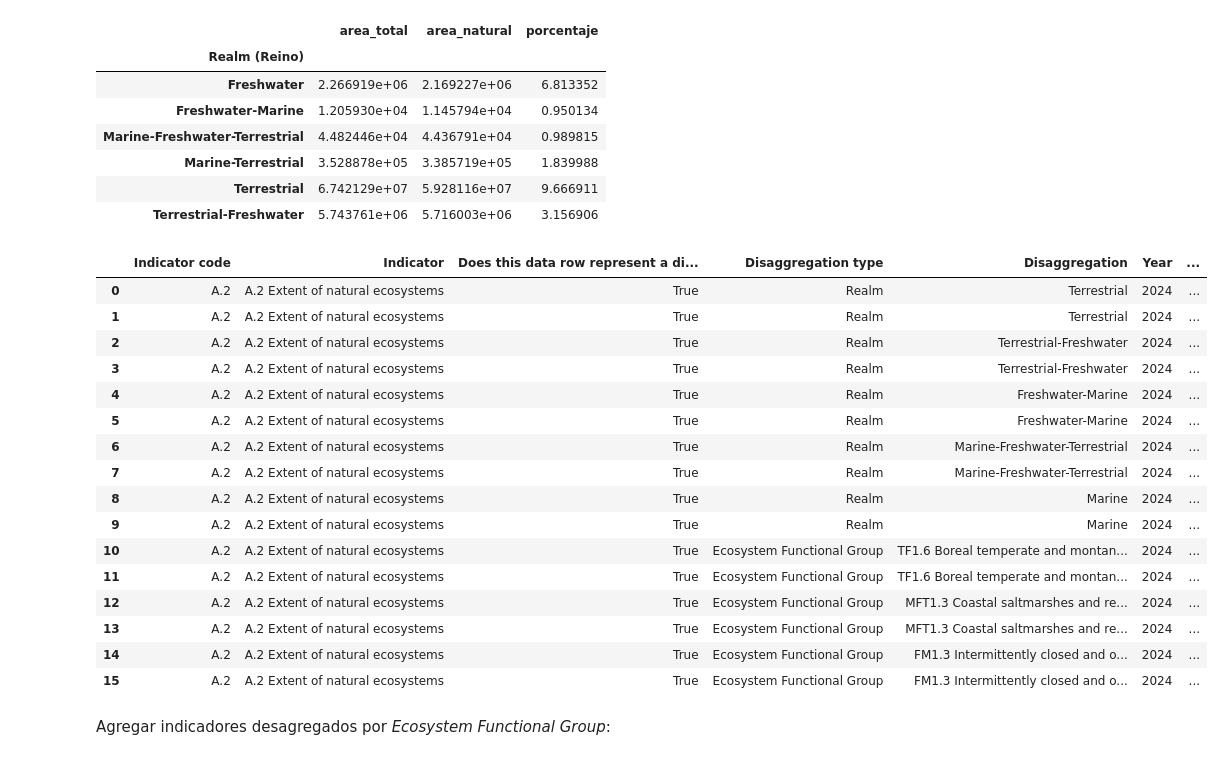
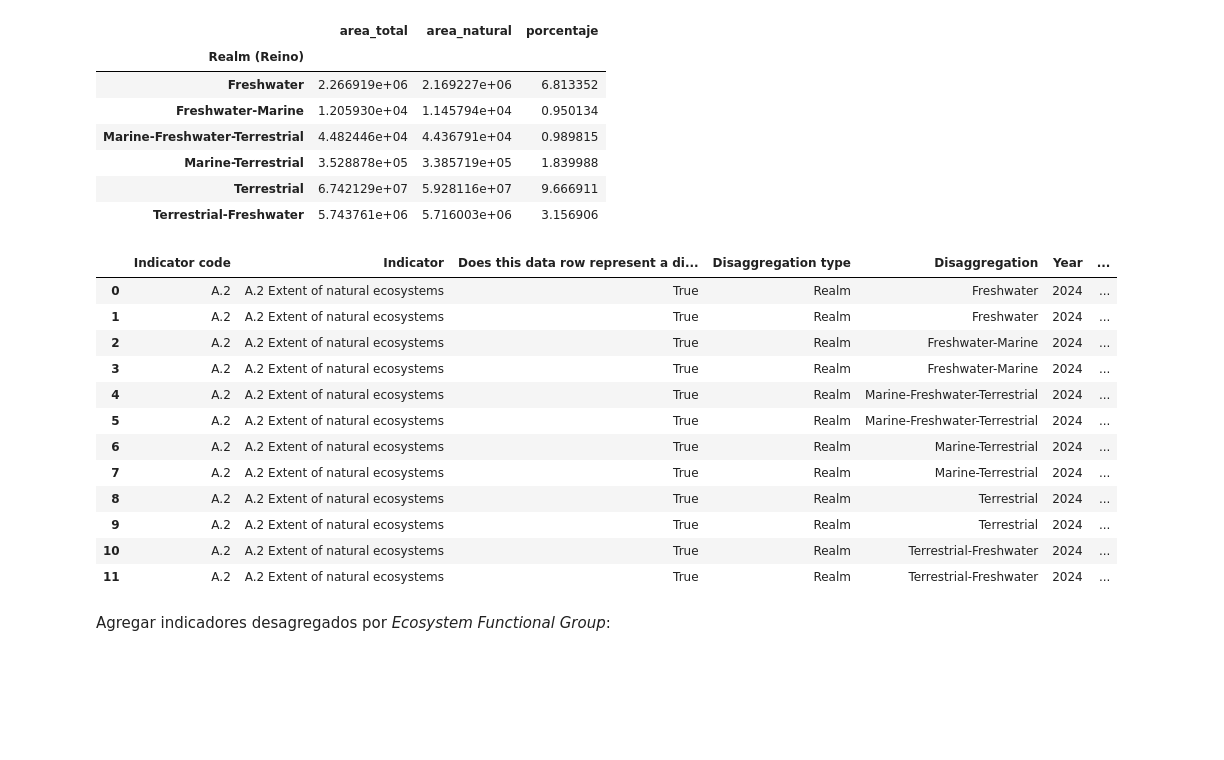
Before and after one commit to IEB-BIODATA/7NR-Indicators, a Jupyter notebook: indicadores/A_2_Extent_of_natural_ecosystems/A_2_Extent_of_natural_ecosystems.ipynb, the cells around one changed output. Saved outputs shown, nothing was run; the diff lists cells and outputs as text; code cells hidden in the pictures; blank space fills up the shorter version.

```diff
--- a/indicadores/A_2_Extent_of_natural_ecosystems/A_2_Extent_of_natural_ecosystems.ipynb
+++ b/indicadores/A_2_Extent_of_natural_ecosystems/A_2_Extent_of_natural_ecosystems.ipynb
@@ -145,8 +138,8 @@ Las capas de EFG terrestre y marino fueron unidas por cada grupo funcional y alm
 # %% [markdown]
 Para cada grupo funcional se elimina los polígonos no incluidos como áreas naturales utilizando un nuevo script de Python. Los resultados se almacenan en la base de datos intermedia. Los resultados se muestran consultando a dicha base de datos.
 # %%
-efg_code = pd.read_excel("data/ajuste_a2.xlsx", sheet_name="Hoja1", header=0)
-efg_code
+efg_code_continental = pd.read_excel("data/ajuste_a2.xlsx", sheet_name="EFG_continental", header=0)
+efg_code_continental
 # %% [output]
 |  | Código EFG | EFG (Ecosystem Functional Group) | Realm (Reino) |
 | 0 | F1.6 | Episodic arid rivers | Freshwater |
@@ -196,7 +189,7 @@ Wall time: 180 ms
 | 26 | Tropical alpine grasslands and he... | 6.727136e+06 | 6.706926e+06 | 0.996996 |
 | 27 | Tropical/Subtropical dry forests ... | 2.068678e+06 | 9.845929e+05 | 0.475953 |
 # %%
-efg_terrestre = efg_terrestre.merge(efg_code, left_on="group", right_on="EFG (Ecosystem Functional Group)", how="left")
+efg_terrestre = efg_terrestre.merge(efg_code_continental, left_on="group", right_on="EFG (Ecosystem Functional Group)", how="left")
 efg_terrestre
 # %% [output]
 |  | group | area_total | area_natural | porcentaje | Código EFG | EFG (Ecosystem Functional Group) | Realm (Reino) |
@@ -254,8 +247,8 @@ print(f"Área total: {area_continental:.2f} ha")
 # %% [markdown]
 Agrupar por _Realm_:
 # %%
-efg_realm = efg_terrestre.groupby("Realm (Reino)").sum("area_natural")
-efg_realm
+efg_realm_continental = efg_terrestre.groupby("Realm (Reino)").sum("area_natural")
+efg_realm_continental
 # %% [output]
 |  | area_total | area_natural | porcentaje |
 | Realm (Reino) |  |  |  |
@@ -266,37 +259,36 @@ efg_realm
 | Terrestrial | 6.742129e+07 | 5.928116e+07 | 9.666911 |
 | Terrestrial-Freshwater | 5.743761e+06 | 5.716003e+06 | 3.156906 |
 # %%
-for realm, row in efg_realm.iterrows():
-    mask = (
-        (indicador["Disaggregation type"] == "Realm") &
-        (indicador["Disaggregation"] == realm)
-    )
-    if len(indicador[mask]) == 0:
-        continue
-    else:
-        mask_hectares = mask & (indicador["Unit"] == "Hectares")
-        indicador.loc[indicador[mask_hectares].index, "Value"] = row["area_natural"]
-        mask_percent = mask & (indicador["Unit"] == "Percent")
-        indicador.loc[indicador[mask_percent].index, "Value"] = row["area_natural"] * 100 / area_continental
-indicador
+for realm, row in efg_realm_continental.iterrows():
+    hectares_row = [
+        indicator_code, indicator_name, is_disaggregation,
+        "Realm", realm, year_indicator, "Hectares", row["area_natural"],
+        hectares_footnote
+    ]
+    percent_row = [
+        indicator_code, indicator_name, is_disaggregation,
+        "Realm", realm, year_indicator, "Percent", row["area_natural"] * 100 / area_continental,
+        percent_footnote_continental
+    ]
+    indicator = pd.concat([
+        indicator,
+        pd.DataFrame([hectares_row, percent_row], columns=indicator_columns)
+    ], ignore_index=True)
+indicator
 # %% [output]
 |  | Indicator code | Indicator | Does this data row represent a di... | Disaggregation type | Disaggregation | Year | ... |
-| 0 | A.2 | A.2 Extent of natural ecosystems | True | Realm | Terrestrial | 2024 | ... |
-| 1 | A.2 | A.2 Extent of natural ecosystems | True | Realm | Terrestrial | 2024 | ... |
-| 2 | A.2 | A.2 Extent of natural ecosystems | True | Realm | Terrestrial-Freshwater | 2024 | ... |
-| 3 | A.2 | A.2 Extent of natural ecosystems | True | Realm | Terrestrial-Freshwater | 2024 | ... |
-| 4 | A.2 | A.2 Extent of natural ecosystems | True | Realm | Freshwater-Marine | 2024 | ... |
-| 5 | A.2 | A.2 Extent of natural ecosystems | True | Realm | Freshwater-Marine | 2024 | ... |
-| 6 | A.2 | A.2 Extent of natural ecosystems | True | Realm | Marine-Freshwater-Terrestrial | 2024 | ... |
-| 7 | A.2 | A.2 Extent of natural ecosystems | True | Realm | Marine-Freshwater-Terrestrial | 2024 | ... |
-| 8 | A.2 | A.2 Extent of natural ecosystems | True | Realm | Marine | 2024 | ... |
-| 9 | A.2 | A.2 Extent of natural ecosystems | True | Realm | Marine | 2024 | ... |
-| 10 | A.2 | A.2 Extent of natural ecosystems | True | Ecosystem Functional Group | TF1.6 Boreal temperate and montan... | 2024 | ... |
-| 11 | A.2 | A.2 Extent of natural ecosystems | True | Ecosystem Functional Group | TF1.6 Boreal temperate and montan... | 2024 | ... |
-| 12 | A.2 | A.2 Extent of natural ecosystems | True | Ecosystem Functional Group | MFT1.3 Coastal saltmarshes and re... | 2024 | ... |
-| 13 | A.2 | A.2 Extent of natural ecosystems | True | Ecosystem Functional Group | MFT1.3 Coastal saltmarshes and re... | 2024 | ... |
-| 14 | A.2 | A.2 Extent of natural ecosystems | True | Ecosystem Functional Group | FM1.3 Intermittently closed and o... | 2024 | ... |
-| 15 | A.2 | A.2 Extent of natural ecosystems | True | Ecosystem Functional Group | FM1.3 Intermittently closed and o... | 2024 | ... |
+| 0 | A.2 | A.2 Extent of natural ecosystems | True | Realm | Freshwater | 2024 | ... |
+| 1 | A.2 | A.2 Extent of natural ecosystems | True | Realm | Freshwater | 2024 | ... |
+| 2 | A.2 | A.2 Extent of natural ecosystems | True | Realm | Freshwater-Marine | 2024 | ... |
+| 3 | A.2 | A.2 Extent of natural ecosystems | True | Realm | Freshwater-Marine | 2024 | ... |
+| 4 | A.2 | A.2 Extent of natural ecosystems | True | Realm | Marine-Freshwater-Terrestrial | 2024 | ... |
+| 5 | A.2 | A.2 Extent of natural ecosystems | True | Realm | Marine-Freshwater-Terrestrial | 2024 | ... |
+| 6 | A.2 | A.2 Extent of natural ecosystems | True | Realm | Marine-Terrestrial | 2024 | ... |
+| 7 | A.2 | A.2 Extent of natural ecosystems | True | Realm | Marine-Terrestrial | 2024 | ... |
+| 8 | A.2 | A.2 Extent of natural ecosystems | True | Realm | Terrestrial | 2024 | ... |
+| 9 | A.2 | A.2 Extent of natural ecosystems | True | Realm | Terrestrial | 2024 | ... |
+| 10 | A.2 | A.2 Extent of natural ecosystems | True | Realm | Terrestrial-Freshwater | 2024 | ... |
+| 11 | A.2 | A.2 Extent of natural ecosystems | True | Realm | Terrestrial-Freshwater | 2024 | ... |
 # %% [markdown]
 Agregar indicadores desagregados por _Ecosystem Functional Group_:
 # %%
```
Also changed, not shown: parts of 17 cells of this notebook.
